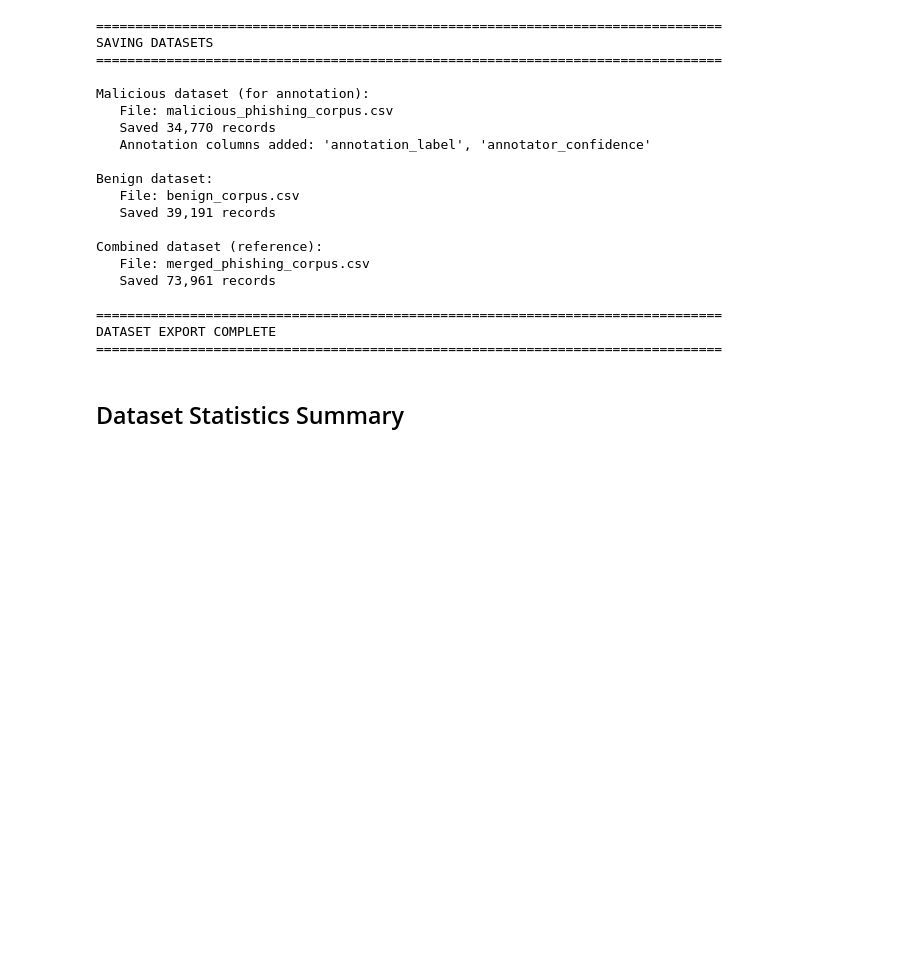
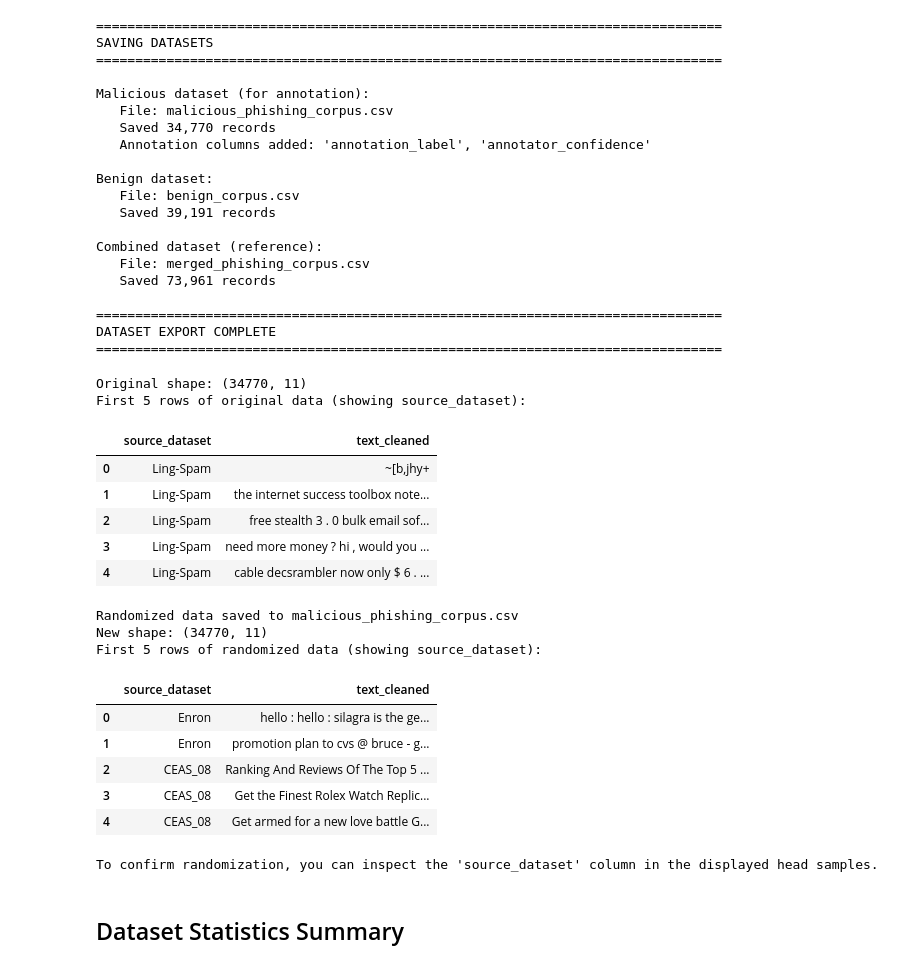
Before and after one commit to kurtesianplane/multi-class-phishing, a Jupyter notebook: scripts/1_EDA.ipynb, the cells around one changed output. Drawn from its saved outputs; the diff is of its cells as text; code cells hidden in the pictures; blank space fills up the shorter version.

```diff
--- a/scripts/1_EDA.ipynb
+++ b/scripts/1_EDA.ipynb
@@ -1463,6 +1463,48 @@ Combined dataset (reference):
 ================================================================================
 DATASET EXPORT COMPLETE
 ================================================================================
+# %%
+import pandas as pd
+
+# Load the malicious phishing corpus
+malicious_filename = 'malicious_phishing_corpus.csv'
+malicious_df = pd.read_csv(malicious_filename)
+
+print(f"Original shape: {malicious_df.shape}")
+print("First 5 rows of original data (showing source_dataset):")
+display(malicious_df[['source_dataset', 'text_cleaned']].head())
+
+# Randomize the rows
+malicious_df_randomized = malicious_df.sample(frac=1, random_state=42).reset_index(drop=True)
+
+# Save the randomized DataFrame back to the CSV
+malicious_df_randomized.to_csv(malicious_filename, index=False, encoding='utf-8')
+
+print(f"\nRandomized data saved to {malicious_filename}")
+print(f"New shape: {malicious_df_randomized.shape}")
+print("First 5 rows of randomized data (showing source_dataset):")
+display(malicious_df_randomized[['source_dataset', 'text_cleaned']].head())
+
+print("To confirm randomization, you can inspect the 'source_dataset' column in the displayed head samples.")
+# %% [output]
+Original shape: (34770, 11)
+First 5 rows of original data (showing source_dataset):
+|  | source_dataset | text_cleaned |
+| 0 | Ling-Spam | ~[b,jhy+ |
+| 1 | Ling-Spam | the internet success toolbox note... |
+| 2 | Ling-Spam | free stealth 3 . 0 bulk email sof... |
+| 3 | Ling-Spam | need more money ? hi , would you ... |
+| 4 | Ling-Spam | cable decsrambler now only $ 6 . ... |
+Randomized data saved to malicious_phishing_corpus.csv
+New shape: (34770, 11)
+First 5 rows of randomized data (showing source_dataset):
+|  | source_dataset | text_cleaned |
+| 0 | Enron | hello : hello : silagra is the ge... |
+| 1 | Enron | promotion plan to cvs @ bruce - g... |
+| 2 | CEAS_08 | Ranking And Reviews Of The Top 5 ... |
+| 3 | CEAS_08 | Get the Finest Rolex Watch Replic... |
+| 4 | CEAS_08 | Get armed for a new love battle G... |
+To confirm randomization, you can inspect the 'source_dataset' column in the displayed head samples.
 # %% [markdown]
 ## Dataset Statistics Summary
 # %%
```
